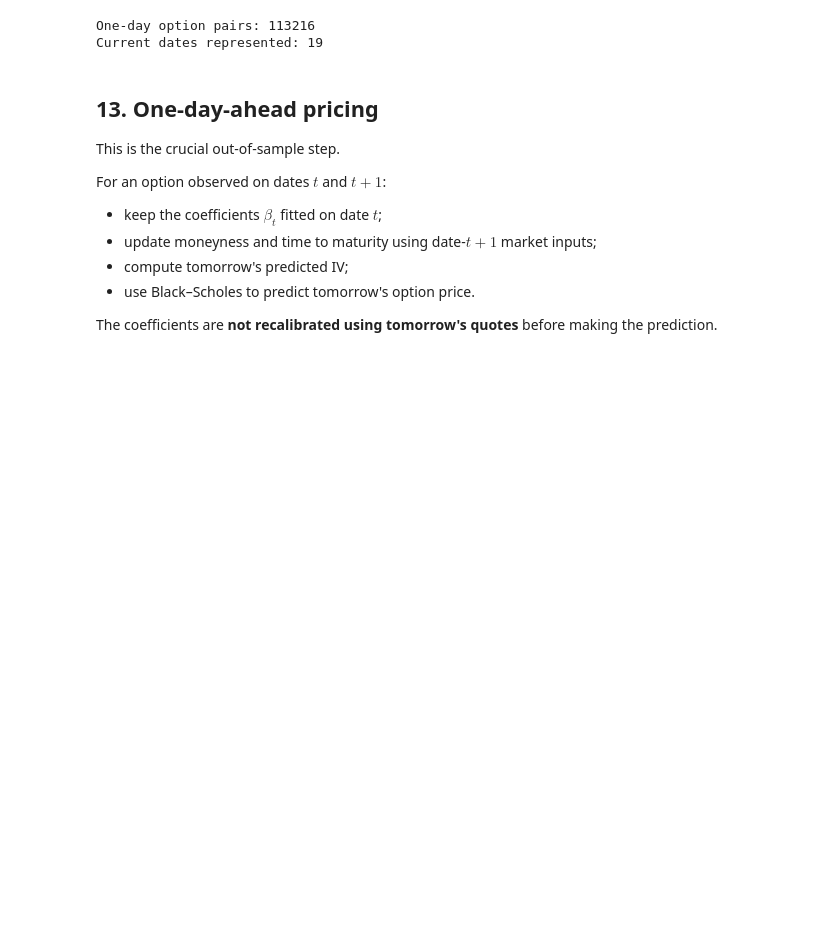
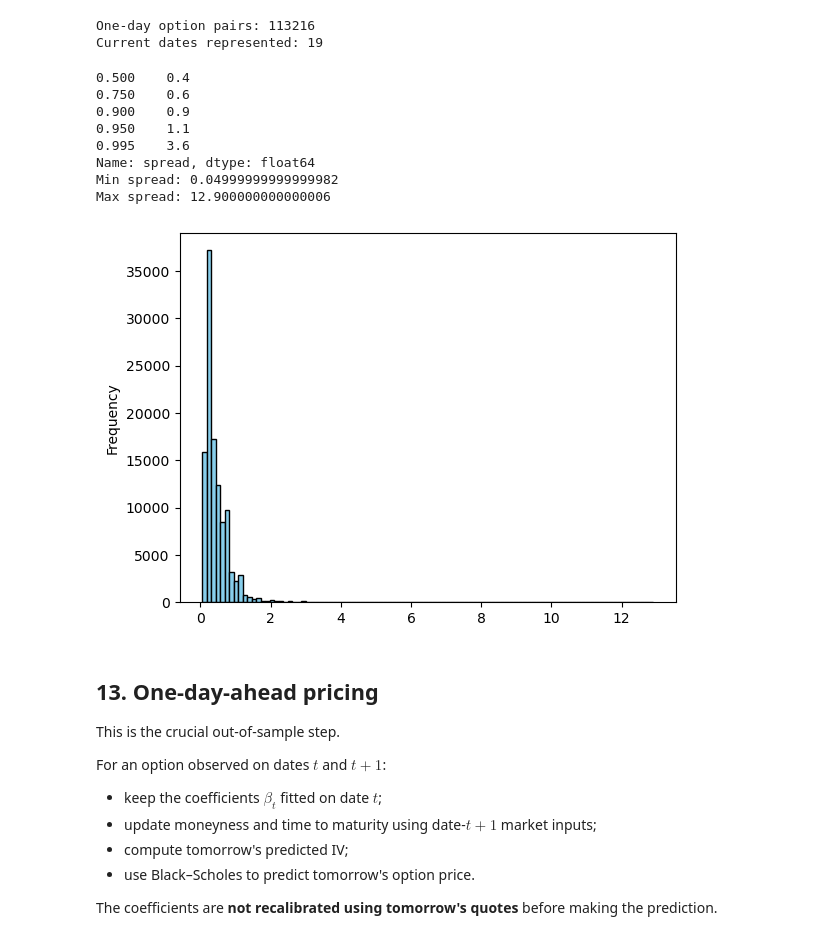
Before and after one commit to cxliuvictor/Exposition-to-NDEs, a Jupyter notebook: Codes/BS-IVF/BS_IVF_minimal_educational.ipynb, the cells around one changed output. Saved outputs shown, nothing was run; the diff lists cells and outputs as text; code cells hidden in the pictures; blank space fills up the shorter version.

```diff
--- a/Codes/BS-IVF/BS_IVF_minimal_educational.ipynb
+++ b/Codes/BS-IVF/BS_IVF_minimal_educational.ipynb
@@ -814,6 +793,22 @@ print("Current dates represented:", pairs["date"].nunique())
 # %% [output]
 One-day option pairs: 113216
 Current dates represented: 19
+# %%
+pairs["spread"].plot(kind="hist", bins=100, edgecolor="black", color="skyblue")
+print(pairs["spread"].quantile([0.5, 0.75, 0.9, 0.95, 0.995]))
+
+print("Min spread:", min(pairs["spread"]))
+print("Max spread:", max(pairs["spread"]))
+# %% [output]
+0.500    0.4
+0.750    0.6
+0.900    0.9
+0.950    1.1
+0.995    3.6
+Name: spread, dtype: float64
+Min spread: 0.04999999999999982
+Max spread: 12.900000000000006
+[figure, added]
 # %% [markdown]
 ## 13. One-day-ahead pricing
 
```
Also changed, not shown: parts of 12 cells of this notebook, 1 other file.
